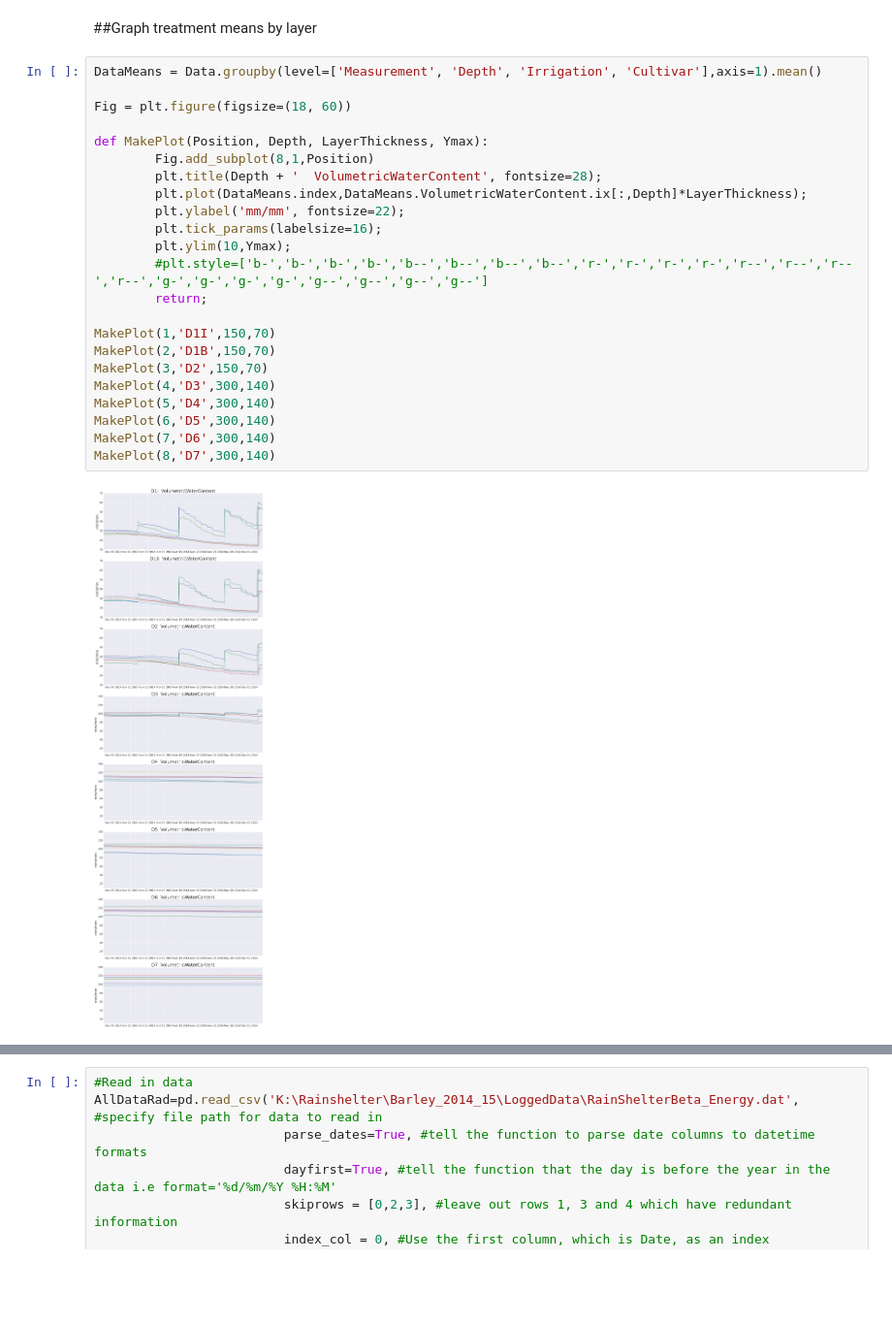
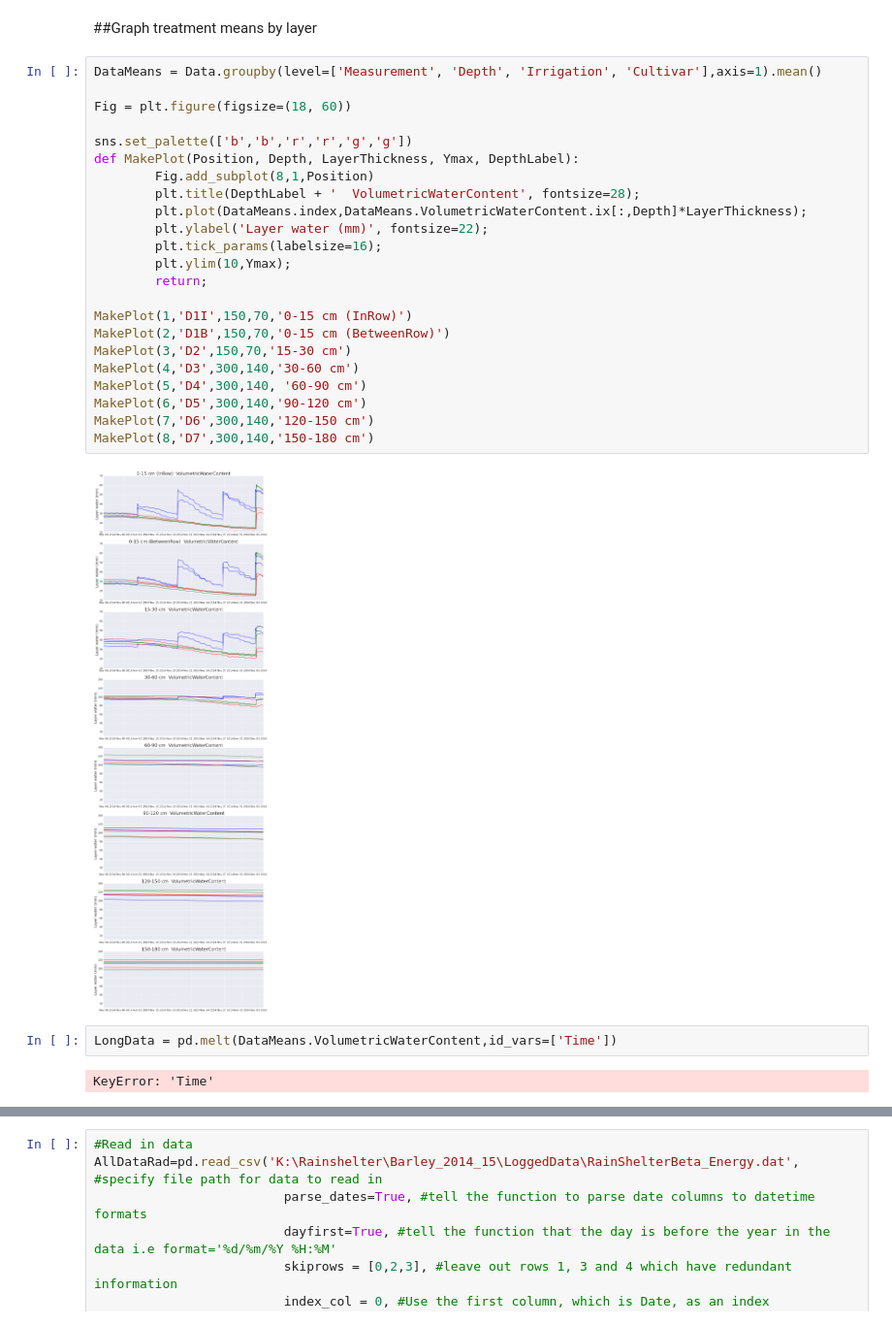
Before and after one commit to smist976/RainShelterBarley, a Jupyter notebook: RainShelterSummary.ipynb, the cells around one changed output, grey strips where cells are left out. Shown at 97% size. Drawn from its saved outputs; the diff is of its cells as text; blank space fills up the shorter version.

```diff
--- a/RainShelterSummary.ipynb
+++ b/RainShelterSummary.ipynb
@@ -97,25 +99,29 @@ ProfileWater.index.name='Time'
 # %%
 DataMeans = Data.groupby(level=['Measurement', 'Depth', 'Irrigation', 'Cultivar'],axis=1).mean()
 
 Fig = plt.figure(figsize=(18, 60))
 
-def MakePlot(Position, Depth, LayerThickness, Ymax):
+sns.set_palette(['b','b','r','r','g','g'])
+def MakePlot(Position, Depth, LayerThickness, Ymax, DepthLabel):
         Fig.add_subplot(8,1,Position)
-        plt.title(Depth + '  VolumetricWaterContent', fontsize=28);
+        plt.title(DepthLabel + '  VolumetricWaterContent', fontsize=28);
         plt.plot(DataMeans.index,DataMeans.VolumetricWaterContent.ix[:,Depth]*LayerThickness);
-        plt.ylabel('mm/mm', fontsize=22);
+        plt.ylabel('Layer water (mm)', fontsize=22);
         plt.tick_params(labelsize=16);
         plt.ylim(10,Ymax);
-        #plt.style=['b-','b-','b-','b-','b--','b--','b--','b--','r-','r-','r-','r-','r--','r--','r--','r--','g-','g-','g-','g-','g--','g--','g--','g--']
         return;
 
-MakePlot(1,'D1I',150,70)
-MakePlot(2,'D1B',150,70)
-MakePlot(3,'D2',150,70)
-MakePlot(4,'D3',300,140)
-MakePlot(5,'D4',300,140)
-MakePlot(6,'D5',300,140)
-MakePlot(7,'D6',300,140)
-MakePlot(8,'D7',300,140)
+MakePlot(1,'D1I',150,70,'0-15 cm (InRow)')
+MakePlot(2,'D1B',150,70,'0-15 cm (BetweenRow)')
+MakePlot(3,'D2',150,70,'15-30 cm')
+MakePlot(4,'D3',300,140,'30-60 cm')
+MakePlot(5,'D4',300,140, '60-90 cm')
+MakePlot(6,'D5',300,140,'90-120 cm')
+MakePlot(7,'D6',300,140,'120-150 cm')
+MakePlot(8,'D7',300,140,'150-180 cm')
 # %% [output]
-[figure, old version]
+[figure, new version]
+# %%
+LongData = pd.melt(DataMeans.VolumetricWaterContent,id_vars=['Time'])
+# %% [output]
+KeyError: 'Time'
```
Also changed, not shown: parts of 7 cells of this notebook.
